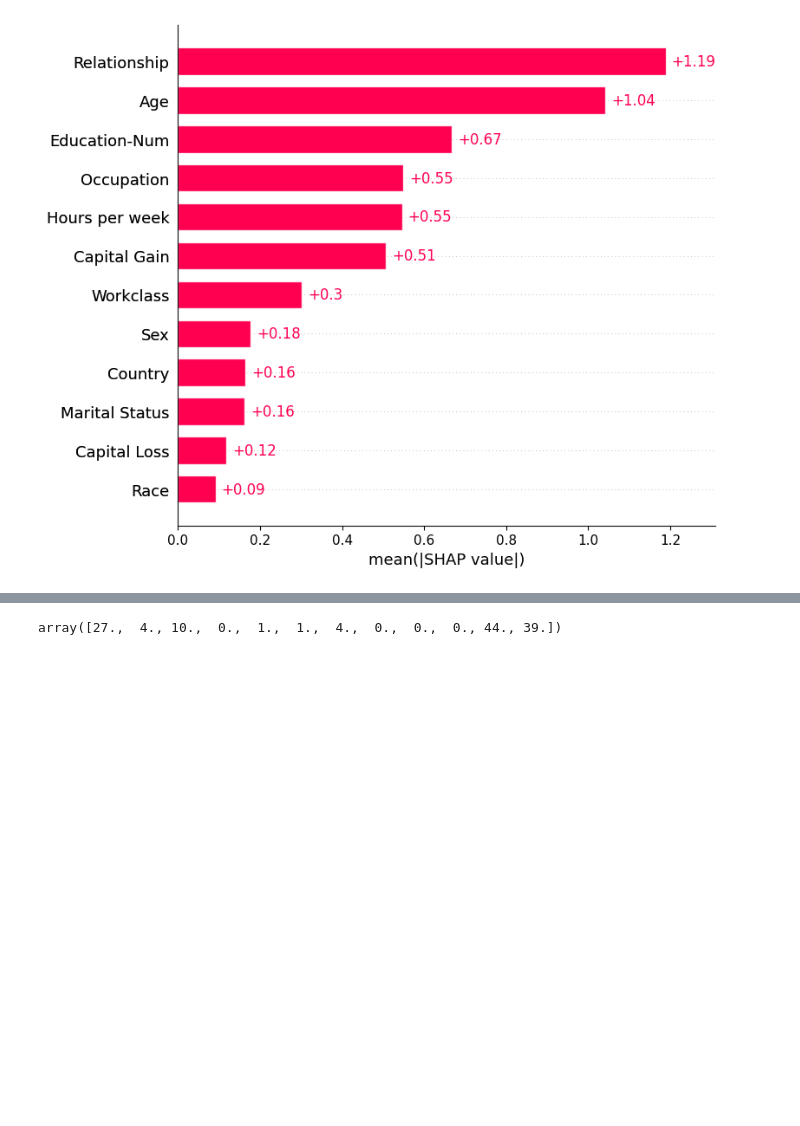
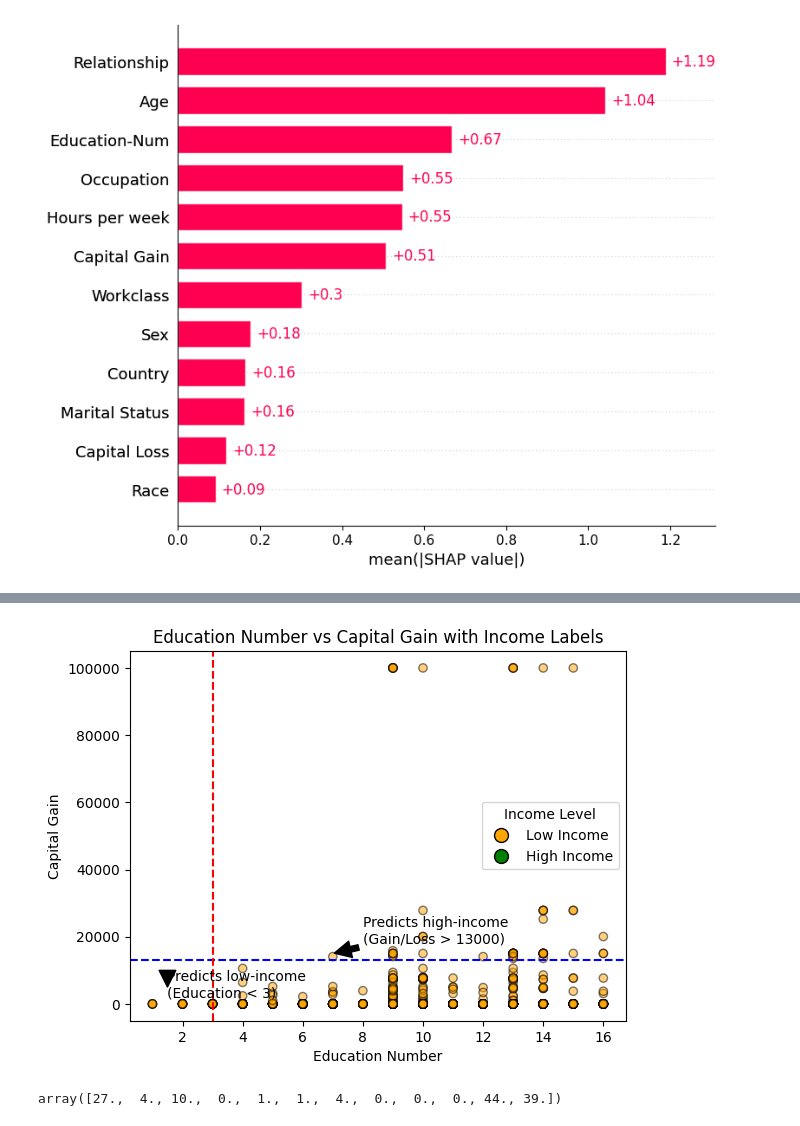
Before and after one commit to Yvonnefanf/ChartCaption, a Jupyter notebook: Data/XAI_outputs/SHAP.ipynb, the cells around one changed output, grey strips where cells are left out. Saved outputs shown, nothing was run; the diff lists cells and outputs as text; code cells hidden in the pictures; blank space fills up the shorter version.

```diff
--- a/Data/XAI_outputs/SHAP.ipynb
+++ b/Data/XAI_outputs/SHAP.ipynb
@@ -81,3 +228,52 @@ shap.plots.bar(shap_values[190])
+# %%
+import shap
+import matplotlib.pyplot as plt
+import numpy as np
+
+# Load the dataset
+X, y = shap.datasets.adult(n_points=2000)
+
+# Convert y to binary high-income and low-income
+# Assuming high income is represented by '>50K' and low income by '<=50K'
+y_binary = [1 if income == '>50K' else 0 for income in y]
+
+# Plotting
+fig, ax = plt.subplots()
+
+# Scatter plot of education-num vs. capital-gain with colors representing high-income and low-income
+colors = ['green' if income == 1 else 'orange' for income in y_binary]
+
+# Extract relevant features
+education_num = X['Education-Num']
+capital_gain = X['Capital Gain']
+
+# Scatter plot
+scatter = ax.scatter(education_num, capital_gain, c=colors, alpha=0.5, edgecolor='k')
+
+# Adding labels and title
+ax.set_xlabel('Education Number')
+ax.set_ylabel('Capital Gain')
+ax.set_title('Education Number vs Capital Gain with Income Labels')
+
+# Create a legend
+legend_labels = {0: 'Low Income', 1: 'High Income'}
+handles = [plt.Line2D([0], [0], marker='o', color='w', label=legend_labels[i],
+                      markersize=10, markerfacecolor=c, markeredgecolor='k') for i, c in zip(legend_labels.keys(), ['orange', 'green'])]
+ax.legend(handles=handles, title="Income Level")
+
+# Decision boundaries
+ax.axhline(y=13000, color='blue', linestyle='--', label='Gain/Loss = 13000')
+ax.axvline(x=3, color='red', linestyle='--', label='Education number = 3')
+
+# Adding annotations
+ax.annotate('Predicts low-income\n(Education < 3)', xy=(1.5, 5000), xytext=(1.5, 2000),
+            arrowprops=dict(facecolor='black', shrink=0.05))
+ax.annotate('Predicts high-income\n(Gain/Loss > 13000)', xy=(7, 15000), xytext=(8, 18000),
+            arrowprops=dict(facecolor='black', shrink=0.05))
+
+plt.show()
+# %% [output]
+[figure, added]
 # %%
 shap_values[0].data
 # %% [output]
```
Also changed, not shown: parts of 16 cells of this notebook.
